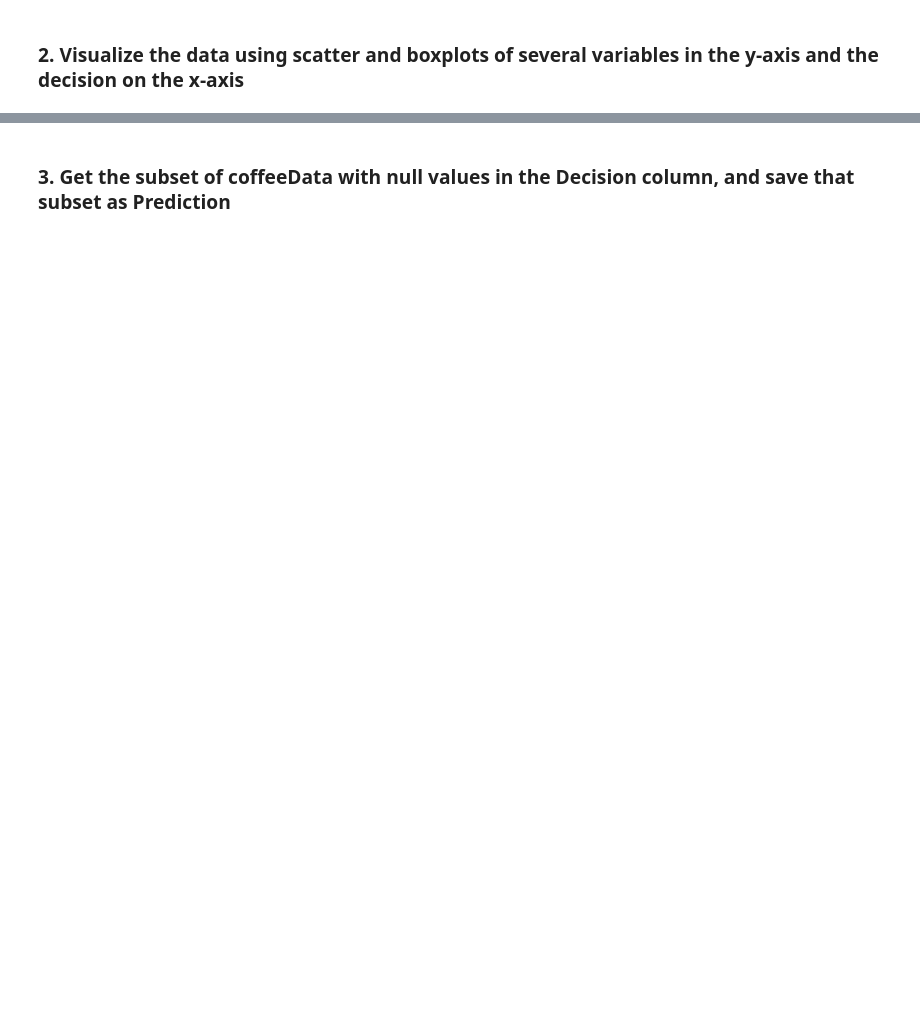
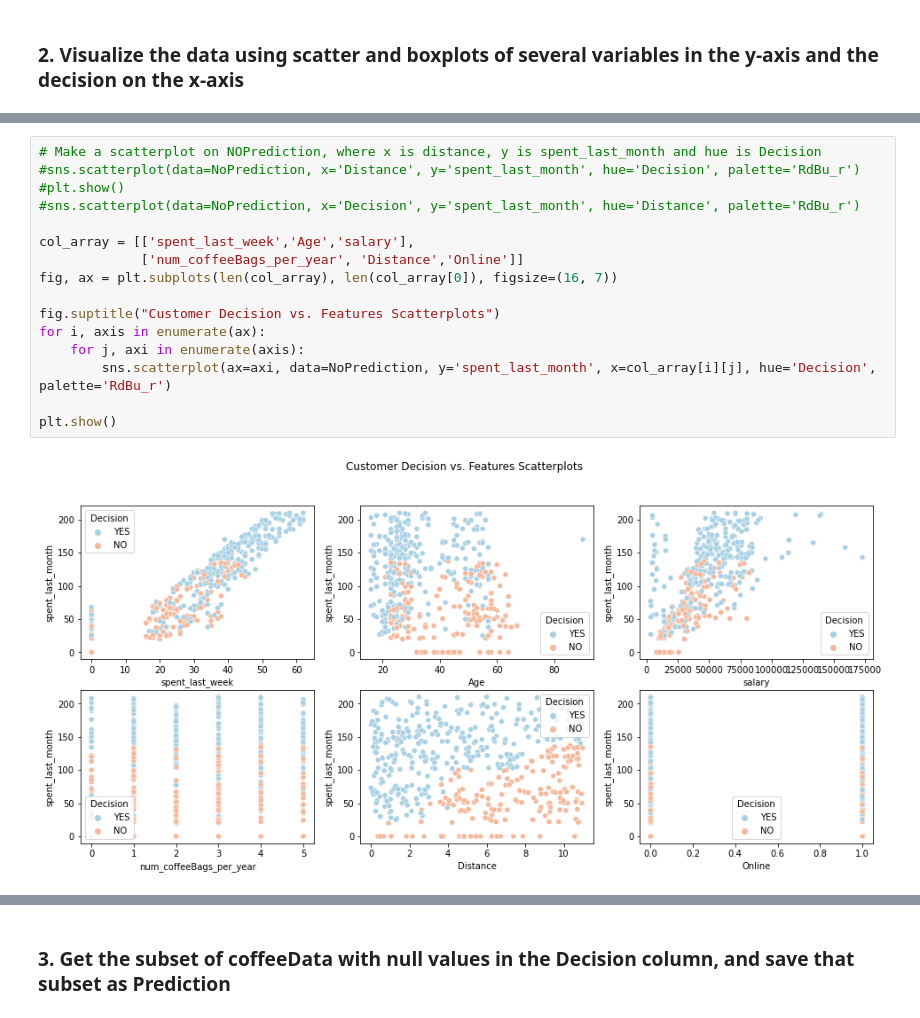
Before and after one commit to BradDoty/SpringboardDataScience, a Jupyter notebook: RR Diner Coffee/Springboard Decision Tree Specialty Coffee Case Study - Tier 3.ipynb, the cells around one changed output, grey strips where cells are left out. Drawn from its saved outputs; the diff is of its cells as text; blank space fills up the shorter version.

```diff
--- a/RR Diner Coffee/Springboard Decision Tree Specialty Coffee Case Study - Tier 3.ipynb
+++ b/RR Diner Coffee/Springboard Decision Tree Specialty Coffee Case Study - Tier 3.ipynb
@@ -320,0 +342,18 @@ Can you admissibly conclude anything from this scatterplot? Remember: we are try
+# %%
+# Make a scatterplot on NOPrediction, where x is distance, y is spent_last_month and hue is Decision
+#sns.scatterplot(data=NoPrediction, x='Distance', y='spent_last_month', hue='Decision', palette='RdBu_r')
+#plt.show()
+#sns.scatterplot(data=NoPrediction, x='Decision', y='spent_last_month', hue='Distance', palette='RdBu_r')
+
+col_array = [['spent_last_week','Age','salary'],
+             ['num_coffeeBags_per_year', 'Distance','Online']]
+fig, ax = plt.subplots(len(col_array), len(col_array[0]), figsize=(16, 7))
+
+fig.suptitle("Customer Decision vs. Features Scatterplots")
+for i, axis in enumerate(ax):
+    for j, axi in enumerate(axis):
+        sns.scatterplot(ax=axi, data=NoPrediction, y='spent_last_month', x=col_array[i][j], hue='Decision', palette='RdBu_r')
+
+plt.show()
+# %% [output]
+[figure, added]
```
Also changed, not shown: parts of 48 cells of this notebook.
